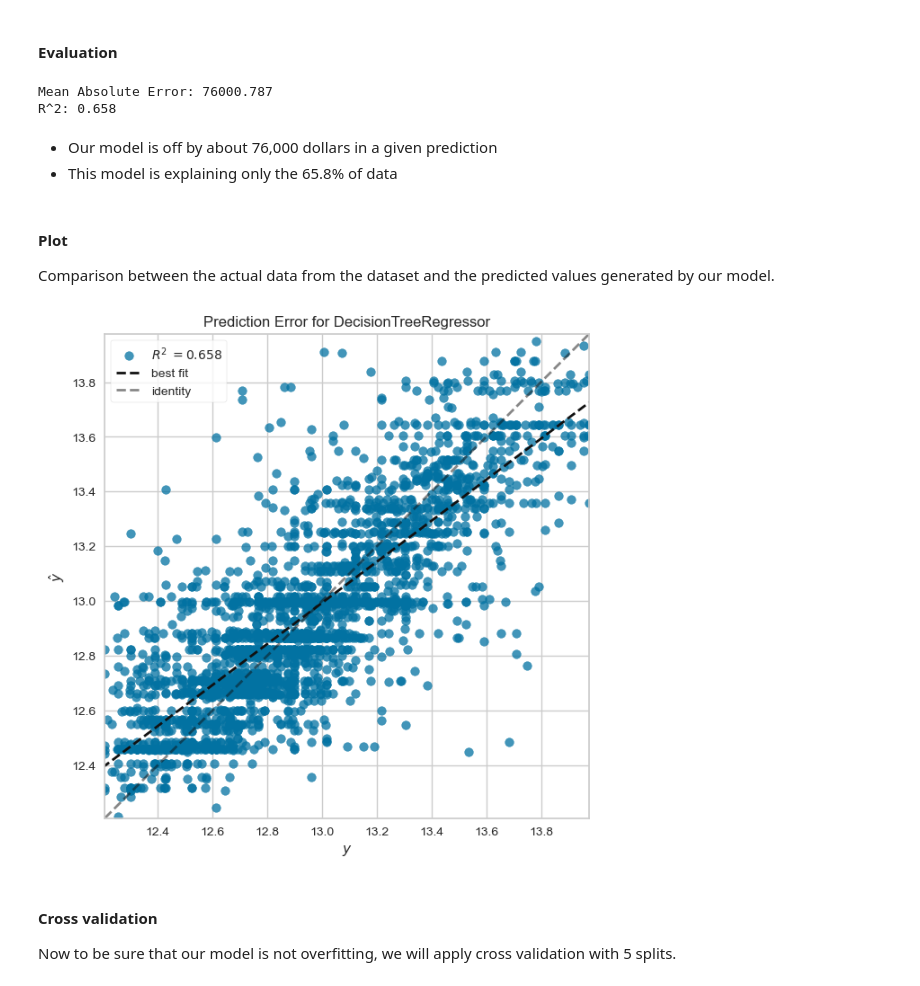
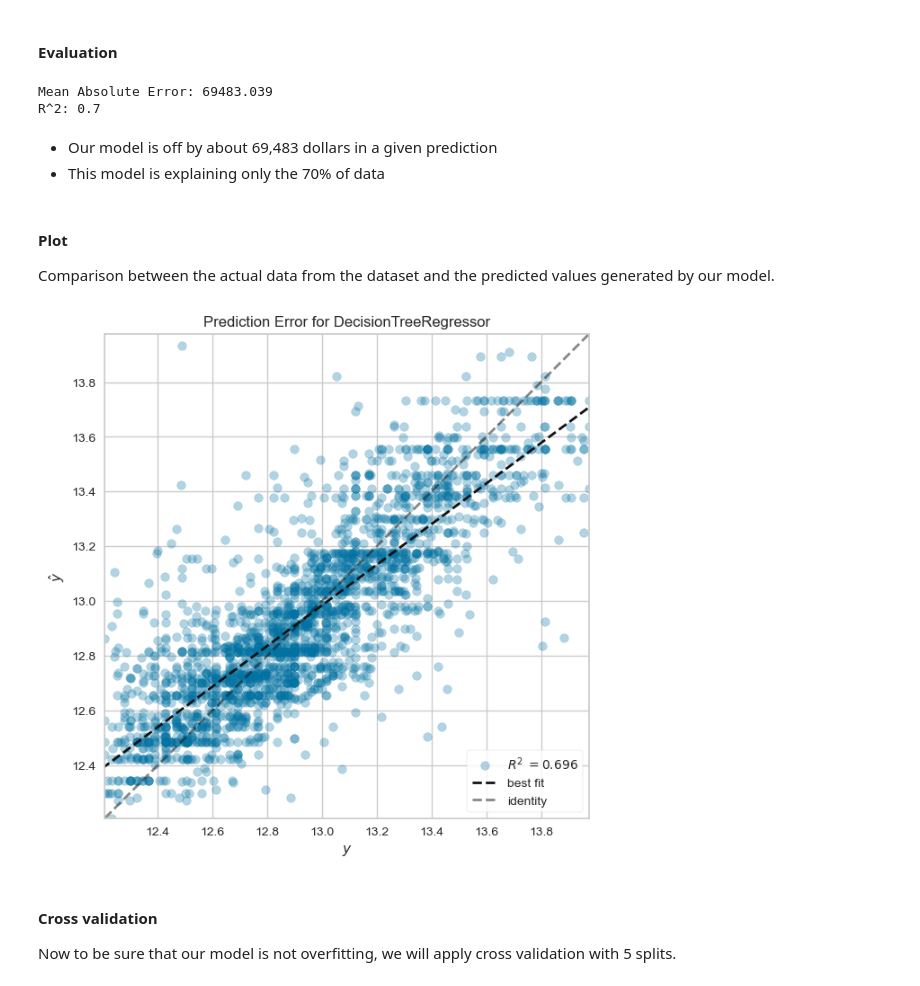
Before and after one commit to hixtape1212/Group1Capstone, a Jupyter notebook: LinearRegressionAnalysis.ipynb, the cells around one changed output. Saved outputs shown, nothing was run; the diff lists cells and outputs as text; code cells hidden in the pictures.

```diff
--- a/LinearRegressionAnalysis.ipynb
+++ b/LinearRegressionAnalysis.ipynb
@@ -177,0 +255,4 @@ plt.show()
+# %%
+# Dropping Middle School outliers
+df = drop_rows_containing_values(df, 'numOfMiddleSchools', [2,3,0])
+df.shape
@@ -177,0 +261,4 @@ plt.show()
+# %%
+# Dropping Students per teacher outliers
+df = drop_rows_containing_values(df, 'MedianStudentsPerTeacher', [10,19])
+df.shape
@@ -218,0 +330,4 @@ plt.show()
+# %%
+# Delete columns with NaN and features with lowest correlation
+df_log = df_log.drop(['numOfElementarySchools','numOfPrimarySchools','numOfMiddleSchools','parkingSpaces','hasCooling_int'
+                     ,'hasHeating_int'], axis=1)
@@ -259,11 +397,11 @@ R^2: 0.6
 Comparison between the actual data from the dataset and the predicted values generated by our model.
 # %%
 # Prediction Error for our model:
-fig, ax = plt.subplots(figsize=(8,8)) # size plot
-visualizer = PredictionError(lr) # instantiate visualizer
+fig, ax = plt.subplots(figsize=(7,8)) # size plot
+visualizer = PredictionError(lr, alpha=0.3) # instantiate visualizer
 
-visualizer.fit(X_train, y_train) # Fit training data to the visualizer
 visualizer.score(X_test, y_test) # Evaluate the model on the test data
 visualizer.show() # Finalize and render the figure
+
 plt.show()
 # %% [output]
@@ -287,27 +425,26 @@ prediction_test_dtr = dtr.predict(X_test)
 # MAE
 print('Mean Absolute Error: {}'.format(round(mean_absolute_error(np.expm1(y_test), np.expm1(prediction_test_dtr)), 3)))
 # R^2
-print('R^2: {}'.format(round(r2_score(y_test, prediction_test_dtr), 3)))
+print('R^2: {}'.format(round(r2_score(y_test, prediction_test_dtr), 2)))
 # %% [output]
-Mean Absolute Error: 76000.787
-R^2: 0.658
+Mean Absolute Error: 69483.039
+R^2: 0.7
 # %% [markdown]
-* Our model is off by about 76,000 dollars in a given prediction
-* This model is explaining only the 65.8% of data
+* Our model is off by about 69,483 dollars in a given prediction
+* This model is explaining only the 70% of data
 # %% [markdown]
 #### Plot
 Comparison between the actual data from the dataset and the predicted values generated by our model.
 # %%
 # Prediction Error for our model
 fig, ax = plt.subplots(figsize=(7,7)) # size plot
-visualizer = PredictionError(dtr) # instantiate visualizer
+visualizer = PredictionError(dtr, alpha=0.3) # instantiate visualizer
 
-visualizer.fit(X_train, y_train) # Fit training data to the visualizer
 visualizer.score(X_test, y_test) # Evaluate the model on the test data
 visualizer.show() # Finalize and render the figure
 plt.show()
 # %% [output]
-[figure, old version]
+[figure, new version]
 # %% [markdown]
 #### Cross validation
 Now to be sure that our model is not overfitting, we will apply cross validation with 5 splits.
```
Also changed, not shown: parts of 48 cells of this notebook, 3 other files.
